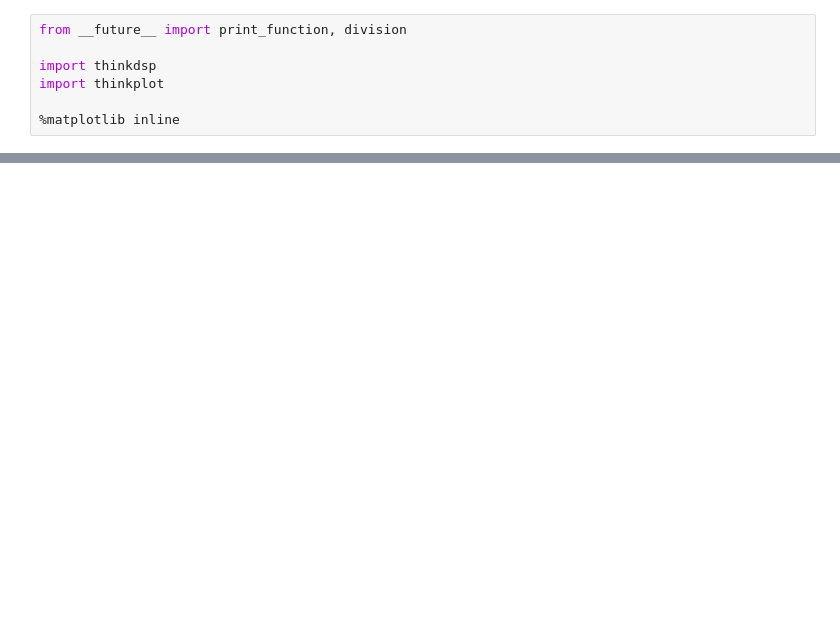
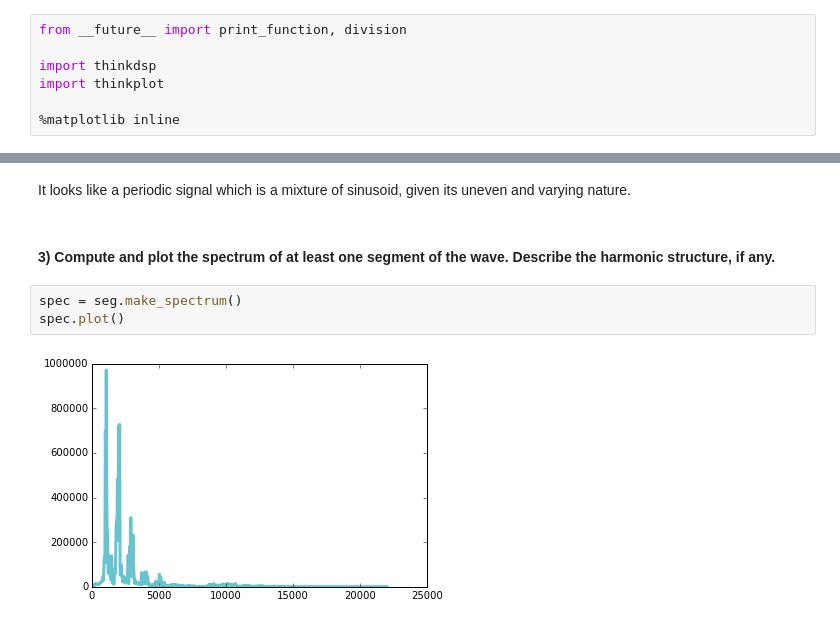
Before and after one commit to gubbatuba/ThinkDSP, a Jupyter notebook: code/ps01.ipynb, the cells around one changed output, grey strips where cells are left out. Cells and saved outputs as stored; diff of their text form; blank space fills up the shorter version.

```diff
--- a/code/ps01.ipynb
+++ b/code/ps01.ipynb
@@ -25,0 +29,9 @@ SyntaxError: invalid syntax (<ipython-input-3-0c6e2e9150fa>, line 1)
+# %% [markdown]
+It looks like a periodic signal which is a mixture of sinusoid, given its uneven and varying nature.
+# %% [markdown]
+#### 3) Compute and plot the spectrum of at least one segment of the wave.  Describe the harmonic structure, if any.
+# %%
+spec = seg.make_spectrum()
+spec.plot()
+# %% [output]
+[figure, added]
```
Also changed, not shown: parts of 45 cells of this notebook.
